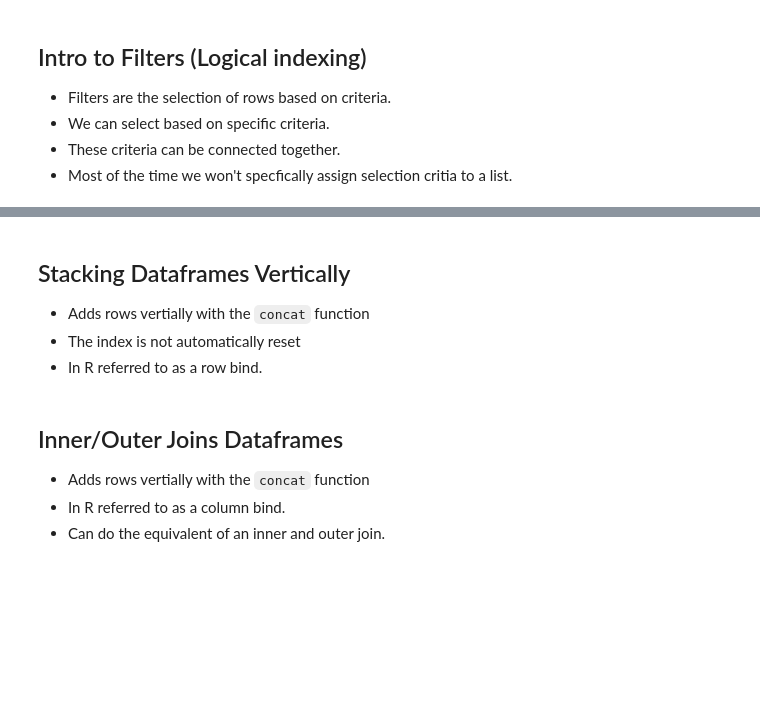
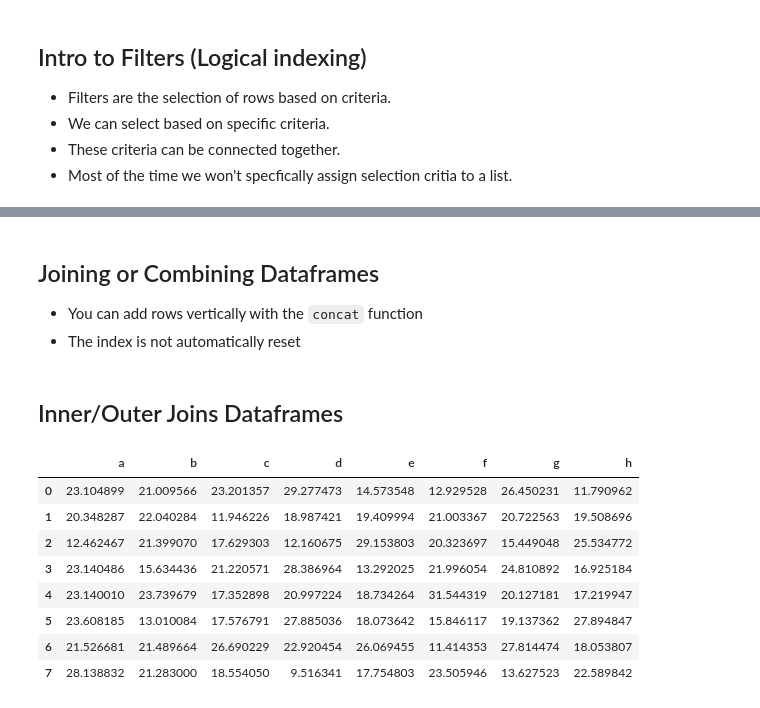
Before and after one commit to JyothsnaGH/PythonforFinance, a Jupyter notebook: Week3.ipynb, the cells around one changed output, grey strips where cells are left out. Drawn from its saved outputs; the diff is of its cells as text; code cells hidden in the pictures; blank space fills up the shorter version.

```diff
--- a/Week3.ipynb
+++ b/Week3.ipynb
@@ -564,8 +559,8 @@ print(df['aboveavg'])
 # %% [markdown]
-## Stacking Dataframes Vertically
-- Adds rows vertially with the `concat` function
+## Joining or Combining Dataframes
+
+- You can add rows vertically with the `concat` function
 - The index is not automatically reset
-- In R referred to as a row bind.
 # %%
 #This first generates 2 dataframes.
 df = pd.DataFrame((20+np.random.randn(10, 4)*5),  columns=['a', 'b', 'c', 'd'] )
@@ -584,17 +574,25 @@ print(addition2 )
-# %% [markdown]
-## Inner/Outer Joins Dataframes
-- Adds rows vertially with the `concat` function
-- In R referred to as a column bind.
-- Can do the equivalent of an inner and outer join.
+# %% [markdown]
+## Inner/Outer Joins Dataframes
 # %%
-#Merging additional columns also uses the concat function
-#This is equavalent to an inner join in SQL.
-df = pd.DataFrame((20+np.random.randn(10, 4)*5),  columns=['a', 'b', 'c', 'd'] )
-df4 = pd.DataFrame((20+np.random.randn(10, 4)*5),  columns=['e', 'f', 'g', 'h'] )
+#Merging additional columns also uses the concat function.
+#This is equivalent to an inner join in SQL.
+
+df = pd.DataFrame((20+np.random.randn(8, 4)*5),  columns=['a', 'b', 'c', 'd'] )
+df4 = pd.DataFrame((20+np.random.randn(9, 4)*5),  columns=['e', 'f', 'g', 'h'] )
 
 
 dfbycolumns = pd.concat([df, df4], axis=1, join='inner')
 dfbycolumns
+# %% [output]
+|  | a | b | c | d | e | f | g | h |
+| 0 | 23.104899 | 21.009566 | 23.201357 | 29.277473 | 14.573548 | 12.929528 | 26.450231 | 11.790962 |
+| 1 | 20.348287 | 22.040284 | 11.946226 | 18.987421 | 19.409994 | 21.003367 | 20.722563 | 19.508696 |
+| 2 | 12.462467 | 21.399070 | 17.629303 | 12.160675 | 29.153803 | 20.323697 | 15.449048 | 25.534772 |
+| 3 | 23.140486 | 15.634436 | 21.220571 | 28.386964 | 13.292025 | 21.996054 | 24.810892 | 16.925184 |
+| 4 | 23.140010 | 23.739679 | 17.352898 | 20.997224 | 18.734264 | 31.544319 | 20.127181 | 17.219947 |
+| 5 | 23.608185 | 13.010084 | 17.576791 | 27.885036 | 18.073642 | 15.846117 | 19.137362 | 27.894847 |
+| 6 | 21.526681 | 21.489664 | 26.690229 | 22.920454 | 26.069455 | 11.414353 | 27.814474 | 18.053807 |
+| 7 | 28.138832 | 21.283000 | 18.554050 | 9.516341 | 17.754803 | 23.505946 | 13.627523 | 22.589842 |
 # %%
 #Here we are generating a small dataframe to be used in merging so you can see the differences in specifying inner & outer,
 shortdf=df[0:5]
```
Also changed, not shown: parts of 3 cells of this notebook.
